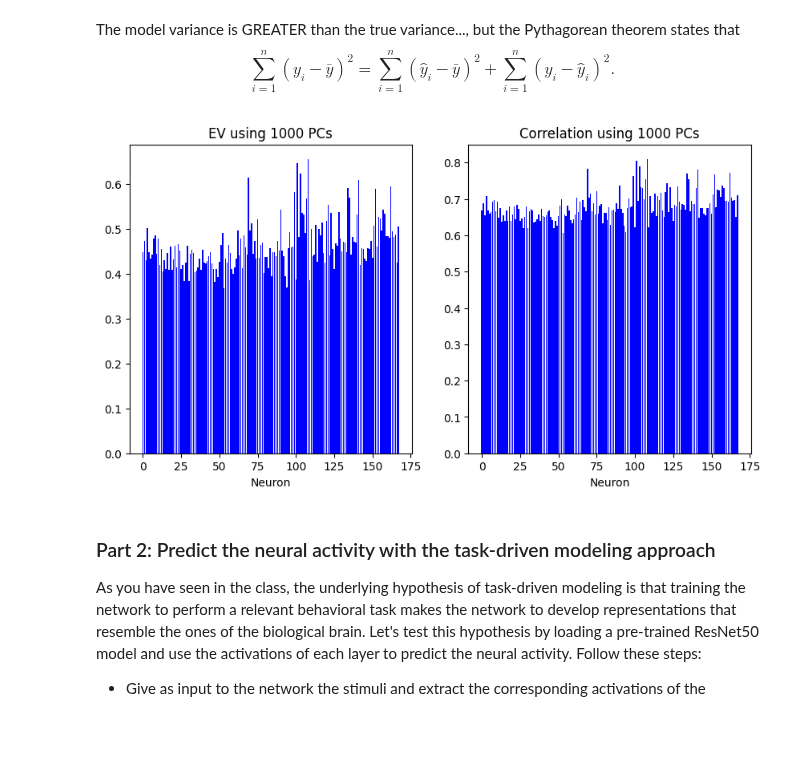
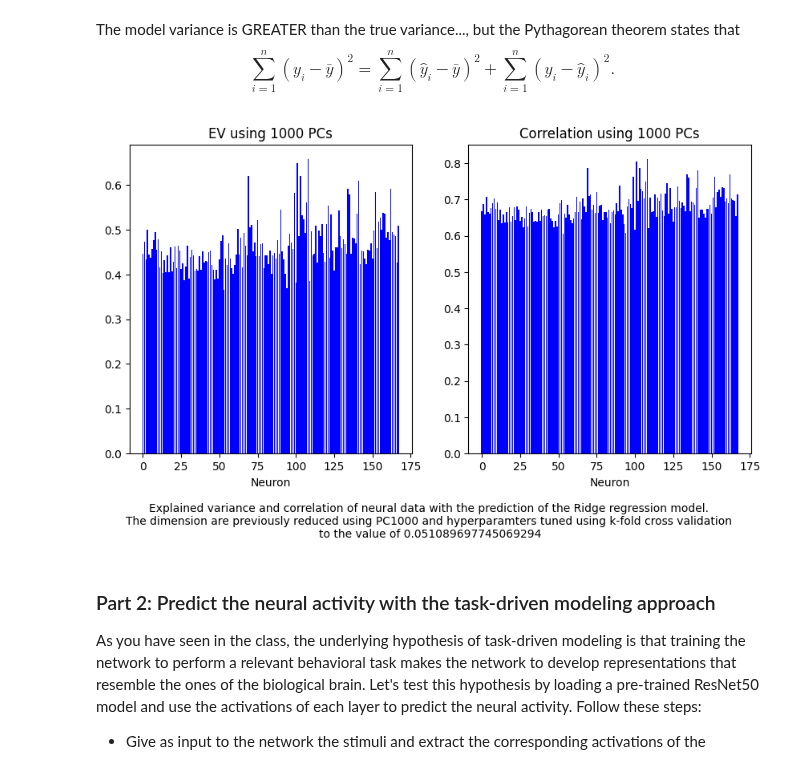
Before and after one commit to barbaragrosjean/Brain_like_mini_project, a Jupyter notebook: week6.ipynb, the cells around one changed output. Saved outputs shown, nothing was run; the diff lists cells and outputs as text; code cells hidden in the pictures; blank space fills up the shorter version.

```diff
--- a/week6.ipynb
+++ b/week6.ipynb
@@ -148,14 +152,14 @@ from sklearn.decomposition import PCA
 
 # Project the stimulus on its first 1000 PCs
 pca = PCA(n_components=1000)
-X_reduced = pca.fit_transform(X)
+X_train_reduced = pca.fit_transform(X)
 
 # Re-train with lower-dimensional data
 ridge_model_reduced = Ridge(alpha=1.0)
-ridge_model_reduced.fit(X_reduced, y)
+ridge_model_reduced.fit(X_train_reduced, y)
 
 # Do the same analysis as above but with ridhe_model_reduced
-y_pred_reduced = ridge_model_reduced.predict(X_reduced)
+y_pred_reduced = ridge_model_reduced.predict(X_train_reduced)
 
 correlation_scores_reduced = []
 explained_variance_scores_reduced = []
@@ -179,5 +183,9 @@ axs[1].bar(range(y.shape[1]), correlation_scores_reduced, color='blue')
 axs[1].set_xlabel('Neuron')
 axs[1].set_title('Correlation using 1000 PCs')
 
+txt = 'Explained variance and correlation of neural data with the prediction of the Ridge regression model. The dimensions are previously reduced using PC1000.'
+fig.text(.5, 0, txt, ha='center')
+
+
 fig.savefig('Fig/ridge_model_reduced')
 # %% [output]
@@ -186,11 +194,10 @@ fig.savefig('Fig/ridge_model_reduced')
 ##### Can we improve the prediction? Using the ridge regression, find the best parameter with cross-fold validation (remember to split the data keeping the same distribution of classes between the train and validation set). Does it get better?
 # %%
 # preparing the validation set for the cross validation
-#X = stimulus_val.reshape(stimulus_val.shape[0], stimulus_val.shape[1]*stimulus_val.shape[2]*stimulus_val.shape[3])
-#y = spikes_val
+X_val = stimulus_val.reshape(stimulus_val.shape[0], stimulus_val.shape[1]*stimulus_val.shape[2]*stimulus_val.shape[3])
+y_val = spikes_val
 
-#pca = PCA(n_components=1000)
-#X_reduced = pca.fit_transform(X)
+X_val_reduced = pca.transform(X_val)
 # %%
 from sklearn.model_selection import StratifiedKFold
 from sklearn.linear_model import LinearRegression
@@ -206,9 +213,9 @@ for i in range(len(alphas)):
     ev_alpha = []
     rr_alpha = Ridge(alpha=alphas[i])
 
-    for train_index, val_index in skf.split(X_reduced, np.array(objects_train)):
-        x_train_fold, x_val_fold = X_reduced[train_index], X_reduced[val_index]
-        y_train_fold, y_val_fold = spikes_train[train_index], spikes_train[val_index]
+    for train_index, val_index in skf.split(X_val_reduced, np.array(objects_val)):
+        x_train_fold, x_val_fold = X_val_reduced[train_index], X_val_reduced[val_index]
+        y_train_fold, y_val_fold = y_val[train_index], y_val[val_index]
 
         # Fit the model using train data
         rr_alpha.fit(x_train_fold, y_train_fold)
@@ -232,35 +239,42 @@ $$
 # %%
 # Train again with the right hyperpaameters
 Best_Ridge = Ridge(alpha=best_alpha)
-Best_Ridge.fit(X_reduced, y)
+Best_Ridge.fit(X_train_reduced, y)
 
 # Do the same analysis as above but with ridhe_model_reduced
-y_pred_reduced = Best_Ridge.predict(X_reduced)
+y_pred_reduced = Best_Ridge.predict(X_train_reduced)
 
 correlation_scores_best = []
 explained_variance_scores_best = []
 
 for i in range(y.shape[1]):
     # Correlation
     corr = np.corrcoef(y[:, i], y_pred_reduced[:, i])[0, 1]
     correlation_scores_best.append(corr)
 
     # Explained variance
     explained_variance = explained_variance_score(y[:, i], y_pred_reduced[:, i])
     explained_variance_scores_best.append(explained_variance)
 
 fig, axs = plt.subplots(1, 2, figsize = (10, 5))
 
 axs[0].bar(range(y.shape[1]), explained_variance_scores_best, color='blue')
 axs[0].set_xlabel('Neuron')
 axs[0].set_title('EV using 1000 PCs')
 
 axs[1].bar(range(y.shape[1]), correlation_scores_best, color='blue')
 axs[1].set_xlabel('Neuron')
 axs[1].set_title('Correlation using 1000 PCs')
+
+txt = f'''Explained variance and correlation of neural data with the prediction of the Ridge regression model.
+The dimension are previously reduced using PC1000 and hyperparamters tuned using k-fold cross validation
+to the value of {best_alpha}'''
+
+fig.text(.5, -0.1, txt, ha='center')
+
 fig.savefig('Fig/best_ridge')
 # %% [output]
-[figure, old version]
+[figure, new version]
 # %% [markdown]
 ### Part 2: Predict the neural activity with the task-driven modeling approach
 
```
Also changed, not shown: parts of 30 cells of this notebook, 6 other files.
